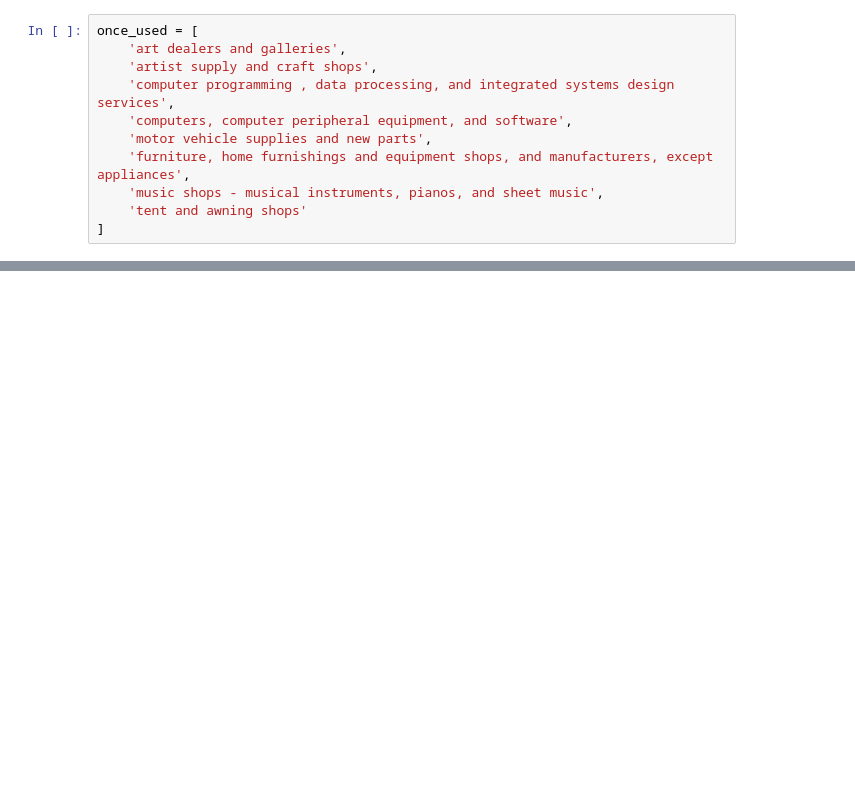
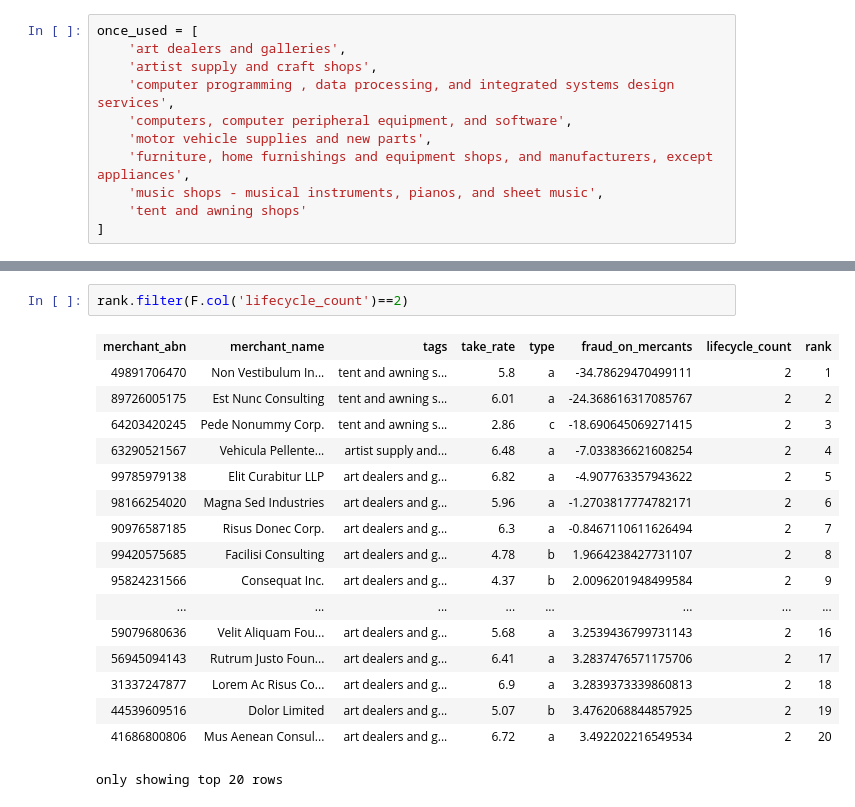
Before and after one commit to MAST30034-Applied-Data-Science/generic-buy-now-pay-later-project-group-24, a Jupyter notebook: models/rank_model.ipynb, the cells around one changed output, grey strips where cells are left out. Cells and saved outputs as stored; diff of their text form; blank space fills up the shorter version.

```diff
--- a/models/rank_model.ipynb
+++ b/models/rank_model.ipynb
@@ -490,0 +650,20 @@ periodicity_product = [
+# %%
+rank.filter(F.col('lifecycle_count')==2)
+# %% [output]
+| merchant_abn | merchant_name | tags | take_rate | type | fraud_on_mercants | lifecycle_count | rank |
+| 49891706470 | Non Vestibulum In... | tent and awning s... | 5.8 | a | -34.78629470499111 | 2 | 1 |
+| 89726005175 | Est Nunc Consulting | tent and awning s... | 6.01 | a | -24.368616317085767 | 2 | 2 |
+| 64203420245 | Pede Nonummy Corp. | tent and awning s... | 2.86 | c | -18.690645069271415 | 2 | 3 |
+| 63290521567 | Vehicula Pellente... | artist supply and... | 6.48 | a | -7.033836621608254 | 2 | 4 |
+| 99785979138 | Elit Curabitur LLP | art dealers and g... | 6.82 | a | -4.907763357943622 | 2 | 5 |
+| 98166254020 | Magna Sed Industries | art dealers and g... | 5.96 | a | -1.2703817774782171 | 2 | 6 |
+| 90976587185 | Risus Donec Corp. | art dealers and g... | 6.3 | a | -0.8467110611626494 | 2 | 7 |
+| 99420575685 | Facilisi Consulting | art dealers and g... | 4.78 | b | 1.9664238427731107 | 2 | 8 |
+| 95824231566 | Consequat Inc. | art dealers and g... | 4.37 | b | 2.0096201948499584 | 2 | 9 |
+| ... | ... | ... | ... | ... | ... | ... | ... |
+| 59079680636 | Velit Aliquam Fou... | art dealers and g... | 5.68 | a | 3.2539436799731143 | 2 | 16 |
+| 56945094143 | Rutrum Justo Foun... | art dealers and g... | 6.41 | a | 3.2837476571175706 | 2 | 17 |
+| 31337247877 | Lorem Ac Risus Co... | art dealers and g... | 6.9 | a | 3.2839373339860813 | 2 | 18 |
+| 44539609516 | Dolor Limited | art dealers and g... | 5.07 | b | 3.4762068844857925 | 2 | 19 |
+| 41686800806 | Mus Aenean Consul... | art dealers and g... | 6.72 | a | 3.492202216549534 | 2 | 20 |
+only showing top 20 rows
```
Also changed, not shown: parts of 45 cells of this notebook.
